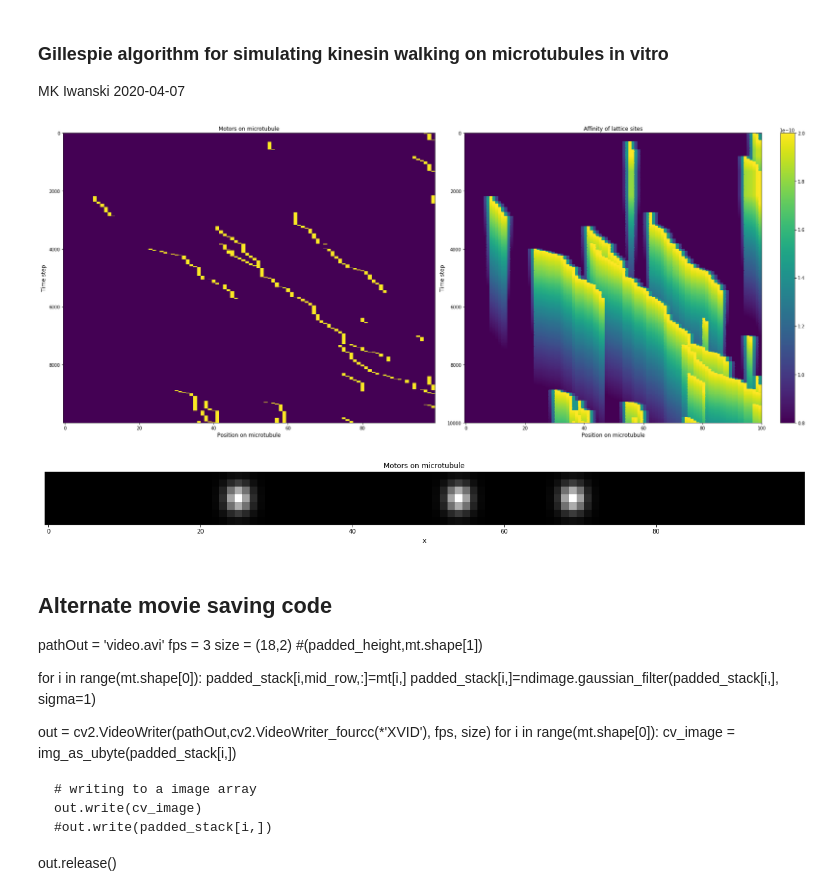
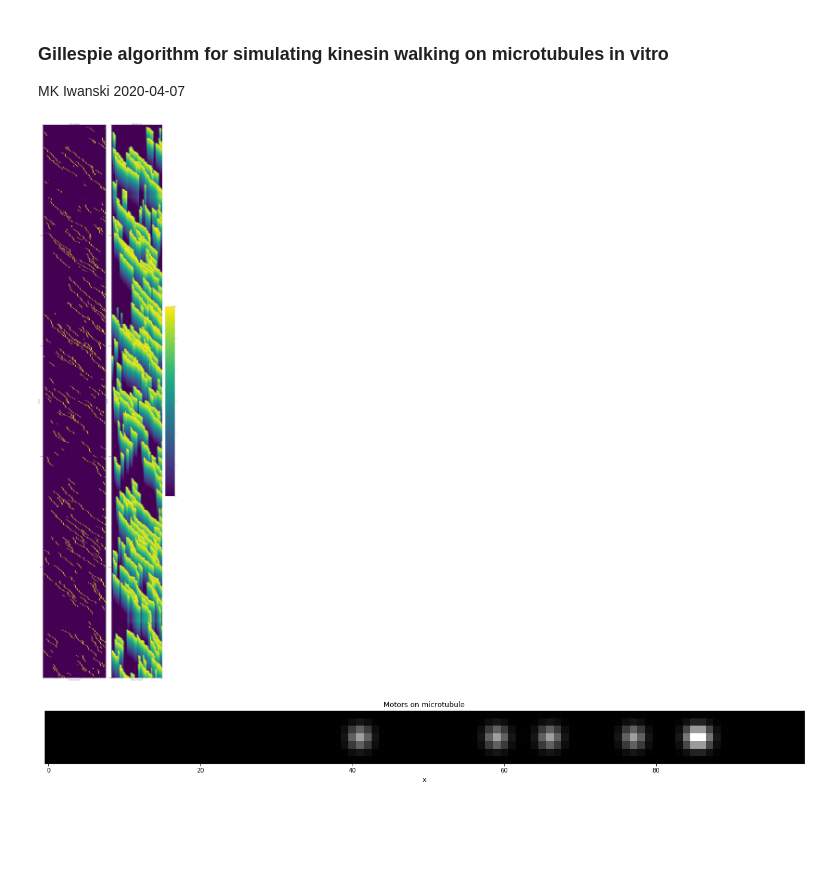
Before and after one commit to malinaiwanski/in-vitro-simulations, a Jupyter notebook: Gillespie_MotorsOnMTs_MKI.ipynb, the cells around one changed output. Cells and saved outputs as stored; diff of their text form; code cells hidden in the pictures; blank space fills up the shorter version.

Commit message:
Make movie of simulation

```diff
--- a/Gillespie_MotorsOnMTs_MKI.ipynb
+++ b/Gillespie_MotorsOnMTs_MKI.ipynb
@@ -20,7 +21,11 @@ def pause():
 # %%
 # parameters
 mt_length = 100
-nstep = 10**4
+nstep = 10**5
+start_num_motors = 0
+
+# options
+zsave = True #save figs?
 
 #rates of reactions
 #k_fwd = 0.1 #steps per sec
@@ -141,8 +146,9 @@ affinity[:] = k_on
 t = np.zeros(nstep)
 
 #place motor(s) on MT to begin
-for i in range(0,1):
-    mt[0,np.random.randint(0,mt_length)] = 1
+if start_num_motors != 0:
+    for i in range(0,start_num_motors):
+        mt[0,np.random.randint(0,mt_length)] = 1
 # %%
 #run Gillespie
 for i in range(0,nstep-1):
@@ -164,24 +170,33 @@ for i in range(0,nstep-1):
 # %%
 # plot results
 %matplotlib inline
-fig, ax = plt.subplots(1,2, figsize=(25, 10)) #use 25x500 if run for 10^6 steps, 25x10 for 10^4 steps
+fig, ax = plt.subplots(1,2, figsize=(25, 100)) #use 25x500 if run for 10^6 steps, 25x10 for 10^4 steps
 
 ax[0].imshow(mt, cmap='viridis', aspect='auto', interpolation='nearest',clim=(k_on,alpha_max))
 ax[0].set_title("Motors on microtubule", fontsize=12)
 ax[0].set_ylabel("Time step", fontsize=12)
 ax[0].set_xlabel("Position on microtubule", fontsize=12)
 #pcm = ax[1].pcolormesh(mt,norm = mpl.colors.Normalize(vmin=k_on,vmax=alpha_max),cmap='viridis')
 
 ax[1].imshow(affinity, cmap='viridis', aspect='auto', interpolation='nearest',clim=(k_on,alpha_max))
 ax[1].set_title("Affinity of lattice sites", fontsize=12)
 ax[1].set_ylabel("Time step", fontsize=12)
 ax[1].set_xlabel("Position on microtubule", fontsize=12)
 pcm = ax[1].pcolormesh(affinity,norm = mpl.colors.Normalize(vmin=k_on,vmax=alpha_max),cmap='viridis')
 fig.colorbar(pcm, ax=ax[1])
 
 plt.tight_layout()
-#plt.savefig('Simulation_large_2020-04-14.png',dpi=130)
+
+# save fig
+if zsave == True:
+    script_dir = os.path.dirname('.')
+    results_dir = os.path.join(script_dir, 'Results/')
+    file_name = 'Simulation_{}.png'.format(dt.datetime.now().strftime('%Y%m%d%H%M%S'))
+    if not os.path.isdir(results_dir):
+        os.makedirs(results_dir)
+    plt.savefig(results_dir + file_name,dpi=130)
+
 plt.show()
 # %% [output]
-[figure, old version]
+[figure, new version]
 # %%
@@ -195 +218,15 @@ padded_stack = np.zeros((mt.shape[0],padded_height,mt.shape[1]),dtype=float)
+# %%
+#check reformatting is working
+%matplotlib inline
+fig, ax = plt.subplots(1,1, figsize=(18, 2))
+
+ax.imshow(padded_stack[np.random.randint(0,nstep),], cmap='gray', interpolation='nearest')
+ax.set_title("Motors on microtubule", fontsize=12)
+ax.axes.get_yaxis().set_visible(False)
+ax.set_xlabel("x", fontsize=12)
+
+plt.tight_layout()
+plt.show()
+# %% [output]
+[figure, added]
 # %%
@@ -209,13 +254,0 @@ out.release()
-# %%
-%matplotlib inline
-fig, ax = plt.subplots(1,1, figsize=(18, 2))
-
-ax.imshow(padded_stack[4900,], cmap='gray', interpolation='nearest')
-ax.set_title("Motors on microtubule", fontsize=12)
-ax.axes.get_yaxis().set_visible(False)
-ax.set_xlabel("x", fontsize=12)
-
-plt.tight_layout()
-plt.show()
-# %% [output]
-[figure, removed]
@@ -228,19 +254,0 @@ plt.show()
-# %% [markdown]
-## Alternate movie saving code
-pathOut = 'video.avi'
-fps = 3
-size = (18,2) #(padded_height,mt.shape[1])
-
-
-for i in range(mt.shape[0]):
-    padded_stack[i,mid_row,:]=mt[i,]
-    padded_stack[i,]=ndimage.gaussian_filter(padded_stack[i,], sigma=1)
-
-out = cv2.VideoWriter(pathOut,cv2.VideoWriter_fourcc(*'XVID'), fps, size)
-for i in range(mt.shape[0]):
-    cv_image = img_as_ubyte(padded_stack[i,])
-
-    # writing to a image array
-    out.write(cv_image)
-    #out.write(padded_stack[i,])
-out.release()
```
Also changed, not shown: parts of 6 cells of this notebook, 7 other files.
